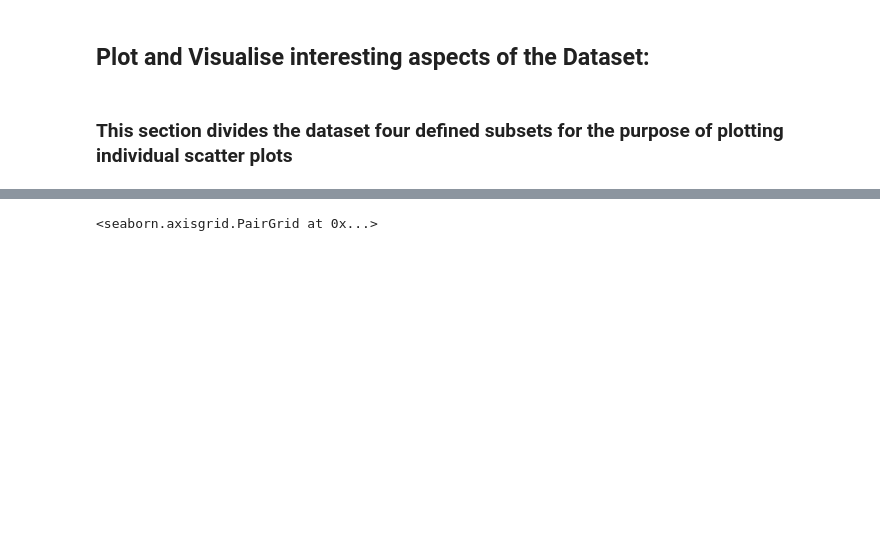
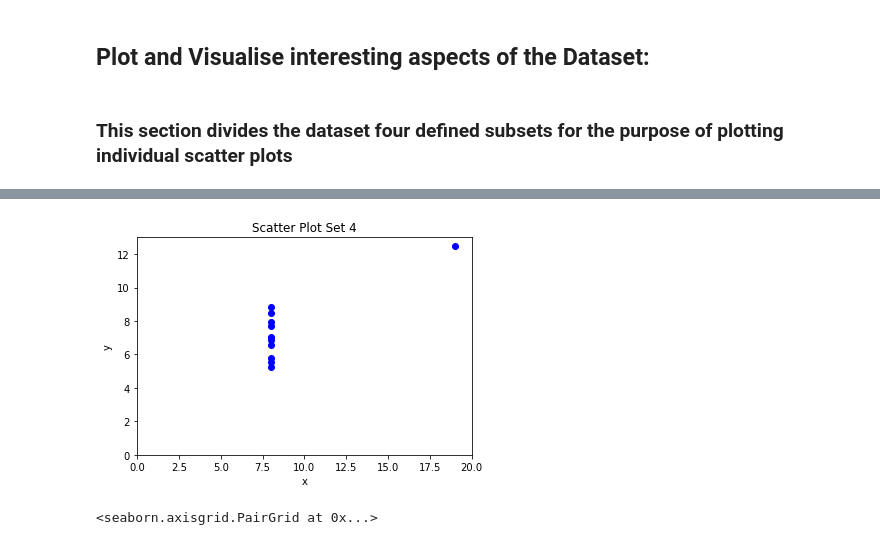
Before and after one commit to JulianConneely/Fundamentals-of-Data-Analysis-Practical-Assignment, a Jupyter notebook: Anscombes quartet dataset.ipynb, the cells around one changed output, grey strips where cells are left out. Cells and saved outputs as stored; diff of their text form; code cells hidden in the pictures; blank space fills up the shorter version.

```diff
--- a/Anscombes quartet dataset.ipynb
+++ b/Anscombes quartet dataset.ipynb
@@ -68,3 +94,16 @@ plt.show()
+# %%
+#scatter plot set4
+x4 = set4.iloc[:,2] #defines column for x
+y4 = set4.iloc[:,3] #defines column for y
+plt.title("Scatter Plot Set 4")
+plt.xlabel("x") # x label
+plt.ylabel("y") # y label
+graph4 = plt.scatter(x4,y4) #describes x,y scatter plot
+plt.setp(graph4, color='b') #sets graph colour to blue
+plt.axis([0, 20, 0, 13]) #sets axes lower and upper limits
+plt.show()
+# %% [output]
+[figure, added]
 # %%
 # load the seaborn package
 import seaborn as sns
```
Also changed, not shown: parts of 6 cells of this notebook.
